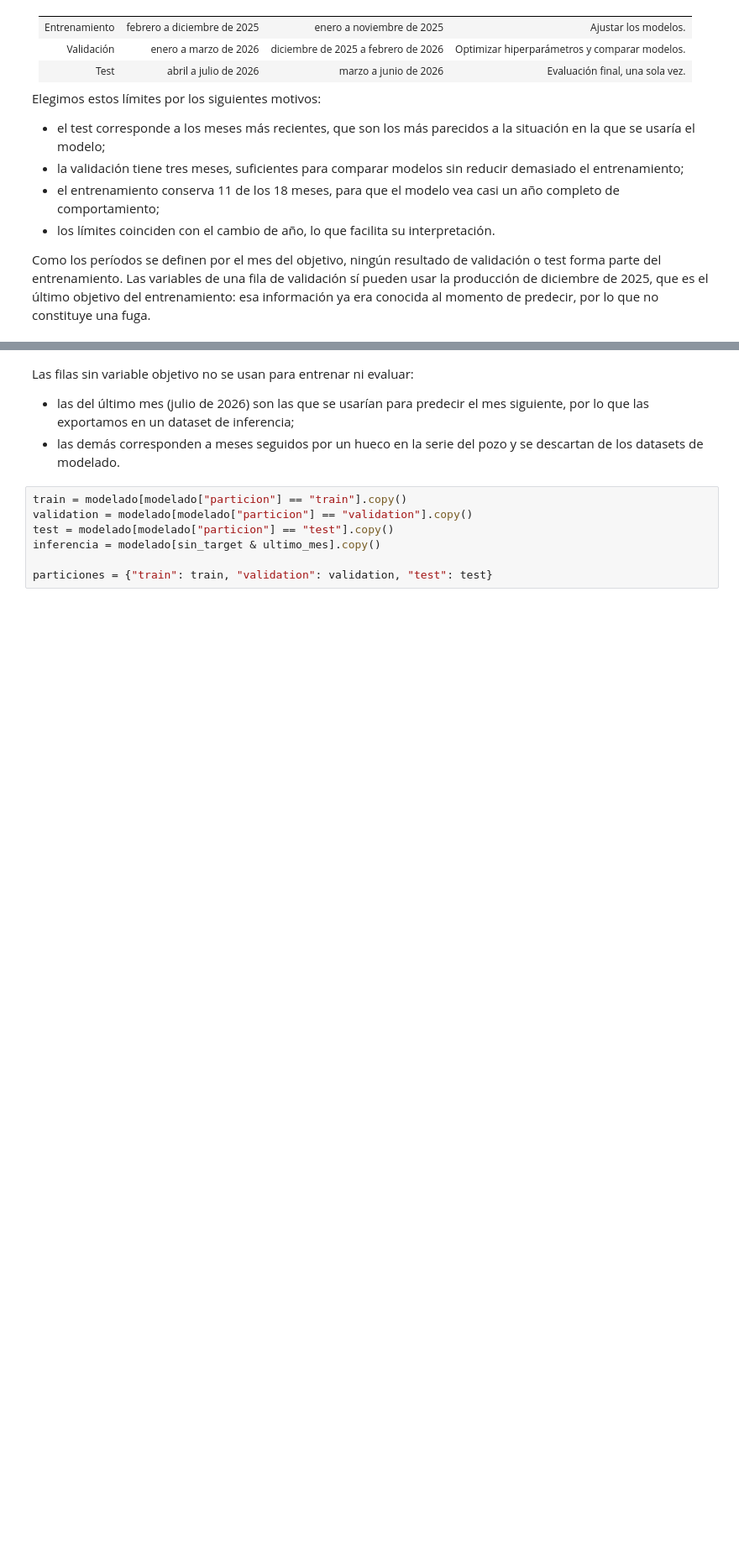
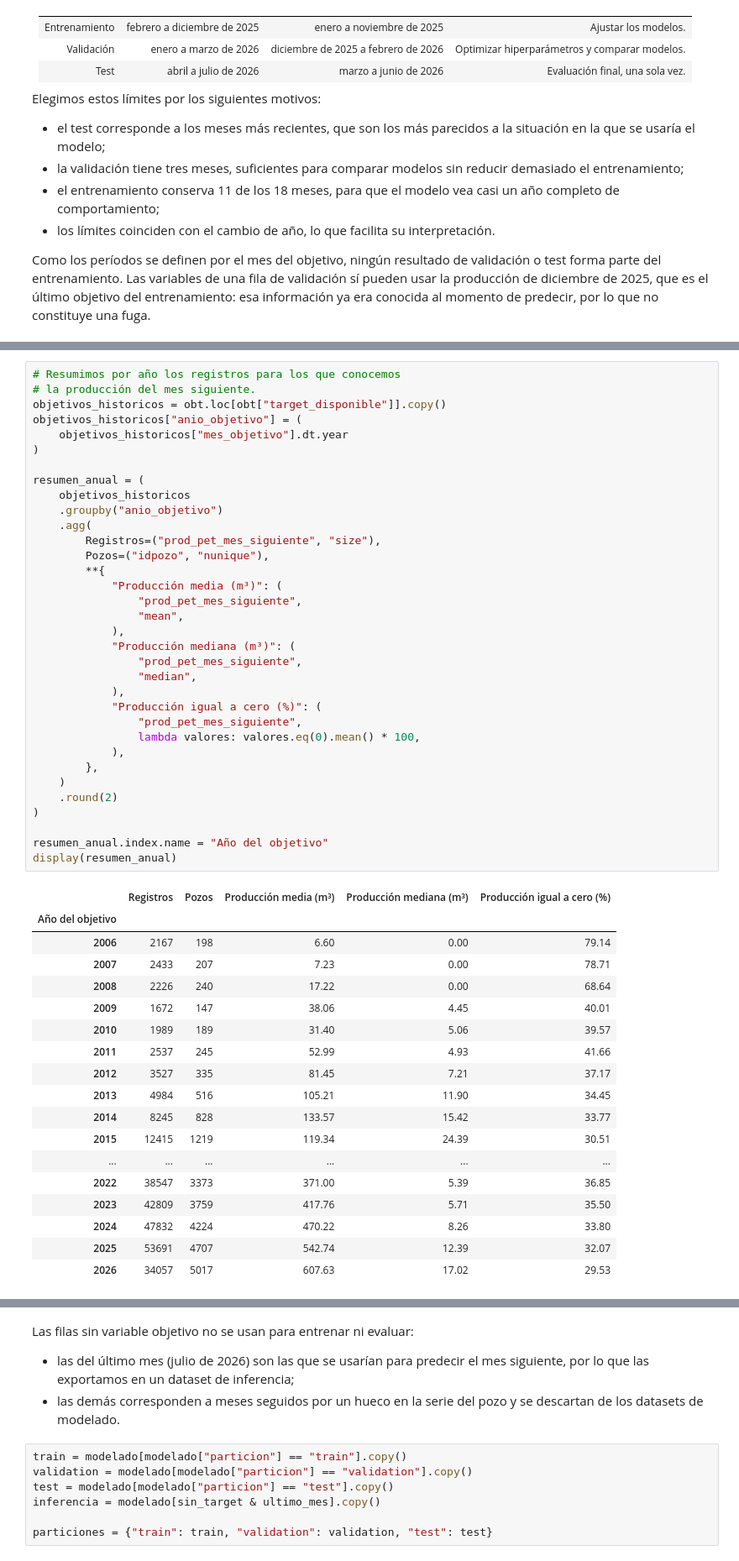
Before and after one commit to alexParedes027/oil-production-prediction, a Jupyter notebook: notebooks/03_feature_engineering.ipynb, the cells around one changed output, grey strips where cells are left out. Shown at 84% size. Drawn from its saved outputs; the diff is of its cells as text; blank space fills up the shorter version.

```diff
--- a/notebooks/03_feature_engineering.ipynb
+++ b/notebooks/03_feature_engineering.ipynb
@@ -679,0 +684,53 @@ Como los períodos se definen por el mes del objetivo, ningún resultado de vali
+# %%
+# Resumimos por año los registros para los que conocemos
+# la producción del mes siguiente.
+objetivos_historicos = obt.loc[obt["target_disponible"]].copy()
+objetivos_historicos["anio_objetivo"] = (
+    objetivos_historicos["mes_objetivo"].dt.year
+)
+
+resumen_anual = (
+    objetivos_historicos
+    .groupby("anio_objetivo")
+    .agg(
+        Registros=("prod_pet_mes_siguiente", "size"),
+        Pozos=("idpozo", "nunique"),
+        **{
+            "Producción media (m³)": (
+                "prod_pet_mes_siguiente",
+                "mean",
+            ),
+            "Producción mediana (m³)": (
+                "prod_pet_mes_siguiente",
+                "median",
+            ),
+            "Producción igual a cero (%)": (
+                "prod_pet_mes_siguiente",
+                lambda valores: valores.eq(0).mean() * 100,
+            ),
+        },
+    )
+    .round(2)
+)
+
+resumen_anual.index.name = "Año del objetivo"
+display(resumen_anual)
+# %% [output]
+|  | Registros | Pozos | Producción media (m³) | Producción mediana (m³) | Producción igual a cero (%) |
+| Año del objetivo |  |  |  |  |  |
+| 2006 | 2167 | 198 | 6.60 | 0.00 | 79.14 |
+| 2007 | 2433 | 207 | 7.23 | 0.00 | 78.71 |
+| 2008 | 2226 | 240 | 17.22 | 0.00 | 68.64 |
+| 2009 | 1672 | 147 | 38.06 | 4.45 | 40.01 |
+| 2010 | 1989 | 189 | 31.40 | 5.06 | 39.57 |
+| 2011 | 2537 | 245 | 52.99 | 4.93 | 41.66 |
+| 2012 | 3527 | 335 | 81.45 | 7.21 | 37.17 |
+| 2013 | 4984 | 516 | 105.21 | 11.90 | 34.45 |
+| 2014 | 8245 | 828 | 133.57 | 15.42 | 33.77 |
+| 2015 | 12415 | 1219 | 119.34 | 24.39 | 30.51 |
+| ... | ... | ... | ... | ... | ... |
+| 2022 | 38547 | 3373 | 371.00 | 5.39 | 36.85 |
+| 2023 | 42809 | 3759 | 417.76 | 5.71 | 35.50 |
+| 2024 | 47832 | 4224 | 470.22 | 8.26 | 33.80 |
+| 2025 | 53691 | 4707 | 542.74 | 12.39 | 32.07 |
+| 2026 | 34057 | 5017 | 607.63 | 17.02 | 29.53 |
```
Also changed, not shown: parts of 7 cells of this notebook, 2 other files.
